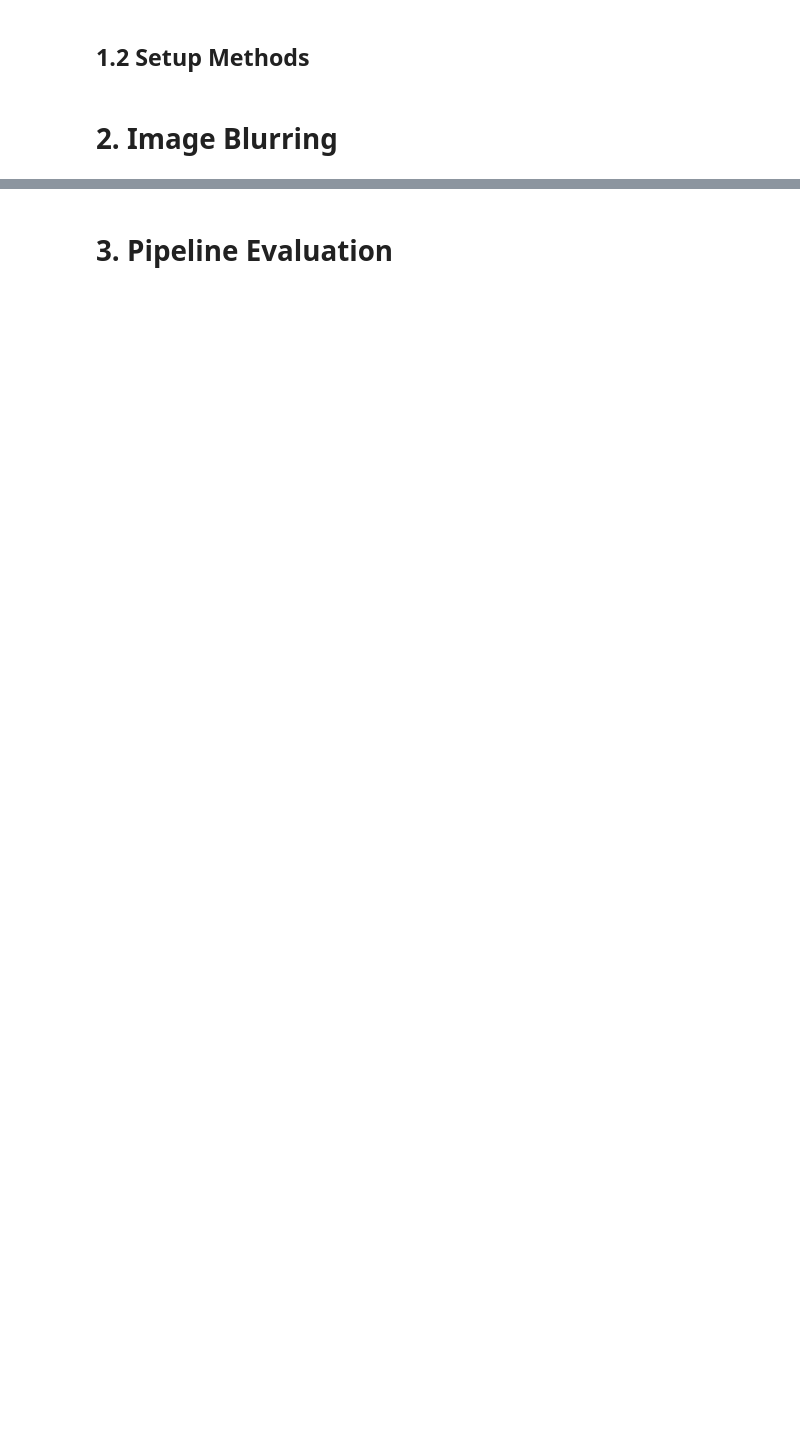
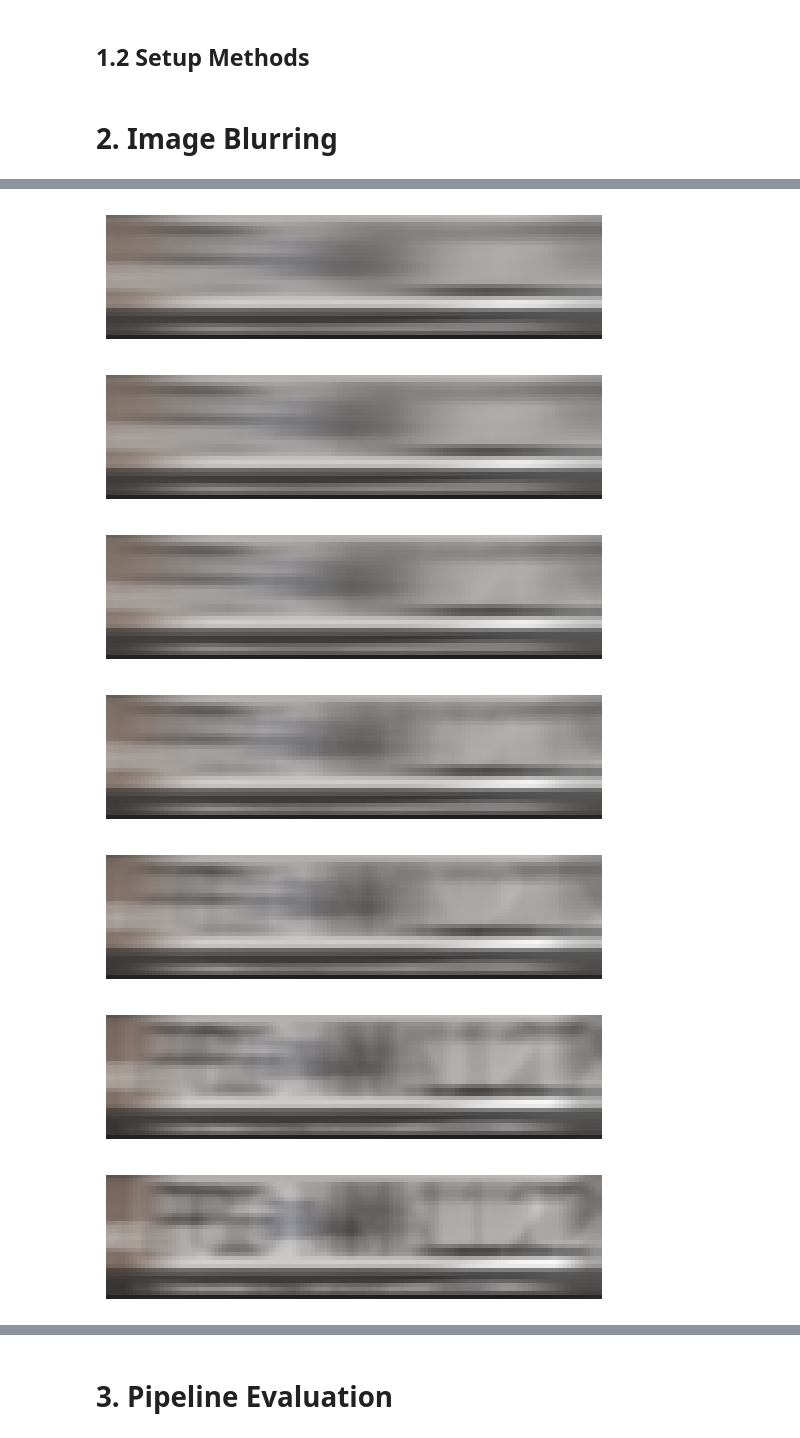
Before and after one commit to Weff24/PrivacyPlate, a Jupyter notebook: pp_combined.ipynb, the cells around one changed output, grey strips where cells are left out. Saved outputs shown, nothing was run; the diff lists cells and outputs as text; code cells hidden in the pictures; blank space fills up the shorter version.

```diff
--- a/pp_combined.ipynb
+++ b/pp_combined.ipynb
@@ -64,3 +85,9 @@ def bounding_box_show(image_path, model):
   results.show()
 # %% [markdown]
 # 2. Image Blurring
+# %%
+# Round up to nearest odd integer for Gaussian Blur kernel size
+def to_nearest_odd(n):
+    if n % 2 == 0:
+        return n + 1
+    return n
@@ -66,0 +170,40 @@ def bounding_box_show(image_path, model):
+# %%
+final_images = [0] * (3 * len(plate_images))
+num_blur_levels = 10
+
+for i in range(len(cropped_plate_images)):
+    for blur_level in range(0, num_blur_levels):
+        # Blur plate image
+        cropped_plate_image = cropped_plate_images[i][0]
+        cropped_plate_image_tensor = torch.from_numpy(cropped_plate_image)
+
+        kernel_size = [5, to_nearest_odd((cropped_plate_image_tensor.size()[1] - cropped_plate_image_tensor.size()[1] * (blur_level) // (num_blur_levels - 1)) // 3)]
+        sigma = 10
+        blurred_plate_image = transforms.functional.gaussian_blur(cropped_plate_image_tensor, kernel_size, sigma).numpy()
+
+        # Save cropped and blurred image
+        fig, ax = plt.subplots()
+        plt.axis("off")
+        ax.imshow(blurred_plate_image)
+        plt.savefig(f"/content/drive/MyDrive/01-License Plates/croppedimages/CroppedCar{blur_level}.png")
+
+        # Place blurred plate back into full image
+        box = plate_images[i][1]
+        final_image = plate_images[i][0].copy()
+        final_image[box[1]:box[3], box[0]:box[2]] = blurred_plate_image
+        final_images[i] = final_image
+
+        # Show final blurred images
+        # fig, ax = plt.subplots()
+        # plt.axis("off")
+        # ax.imshow(final_image)
+
+        # plt.savefig(f"/content/drive/MyDrive/01-License Plates/croppedimages/CroppedCar{blur_level}.png")
+# %% [output]
+[figure, added]
+[figure, added]
+[figure, added]
+[figure, added]
+[figure, added]
+[figure, added]
+[figure, added]
```
Also changed, not shown: parts of 7 cells of this notebook.
